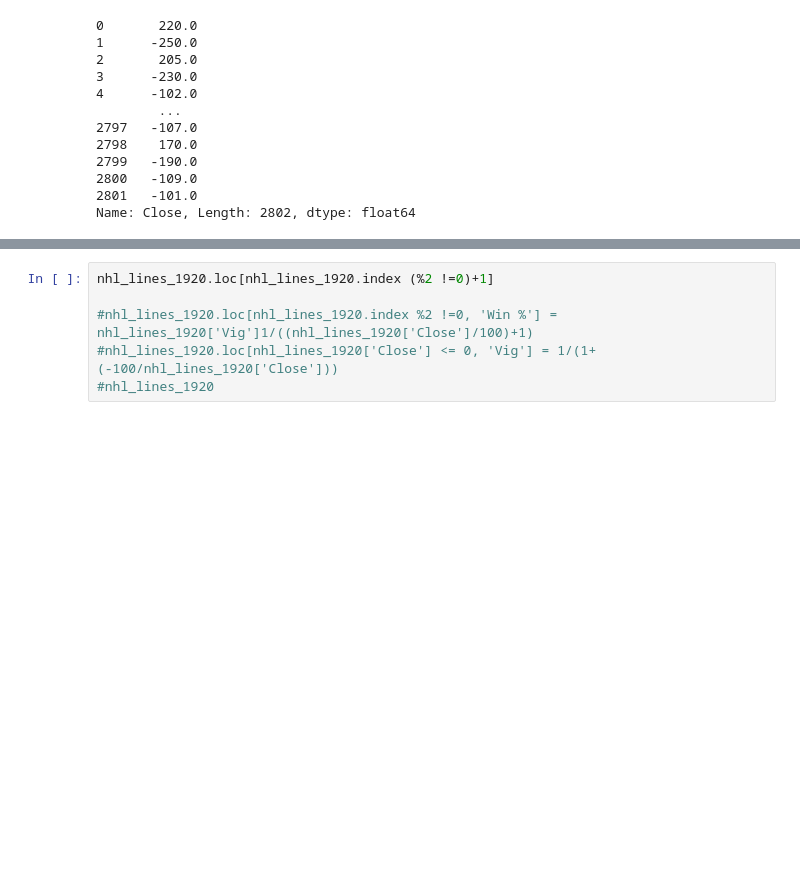
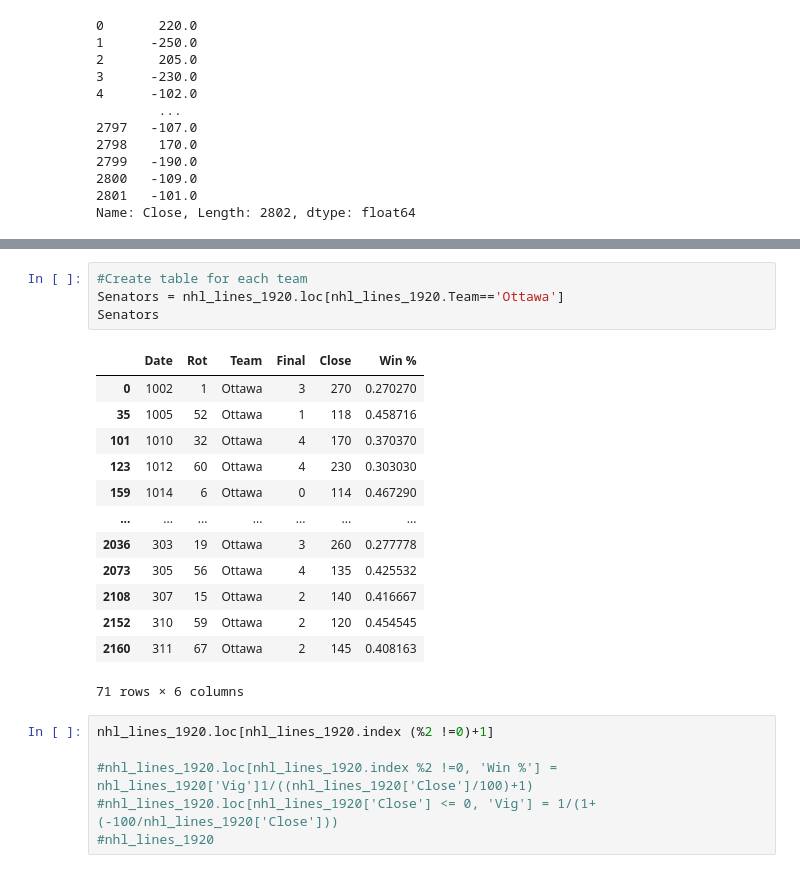
Before and after one commit to danmartin25/Hockey_Model, a Jupyter notebook: Betting Results.ipynb, the cells around one changed output, grey strips where cells are left out. Drawn from its saved outputs; the diff is of its cells as text; blank space fills up the shorter version.

```diff
--- a/Betting Results.ipynb
+++ b/Betting Results.ipynb
@@ -307,3 +117,21 @@ nhl_lines_1920.reset_index().head()
+# %%
+#Create table for each team
+Senators = nhl_lines_1920.loc[nhl_lines_1920.Team=='Ottawa']
+Senators
+# %% [output]
+|  | Date | Rot | Team | Final | Close | Win % |
+| 0 | 1002 | 1 | Ottawa | 3 | 270 | 0.270270 |
+| 35 | 1005 | 52 | Ottawa | 1 | 118 | 0.458716 |
+| 101 | 1010 | 32 | Ottawa | 4 | 170 | 0.370370 |
+| 123 | 1012 | 60 | Ottawa | 4 | 230 | 0.303030 |
+| 159 | 1014 | 6 | Ottawa | 0 | 114 | 0.467290 |
+| ... | ... | ... | ... | ... | ... | ... |
+| 2036 | 303 | 19 | Ottawa | 3 | 260 | 0.277778 |
+| 2073 | 305 | 56 | Ottawa | 4 | 135 | 0.425532 |
+| 2108 | 307 | 15 | Ottawa | 2 | 140 | 0.416667 |
+| 2152 | 310 | 59 | Ottawa | 2 | 120 | 0.454545 |
+| 2160 | 311 | 67 | Ottawa | 2 | 145 | 0.408163 |
+71 rows × 6 columns
 # %%
 nhl_lines_1920.loc[nhl_lines_1920.index (%2 !=0)+1]
 
```
Also changed, not shown: parts of 51 cells of this notebook.
